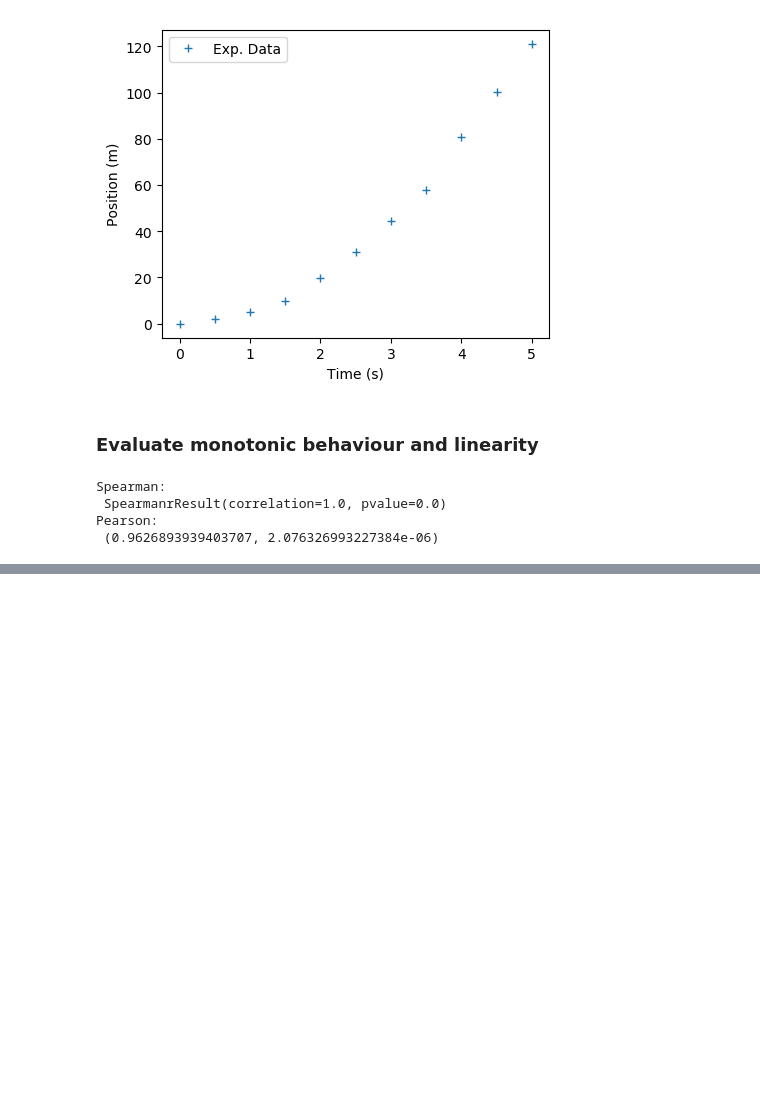
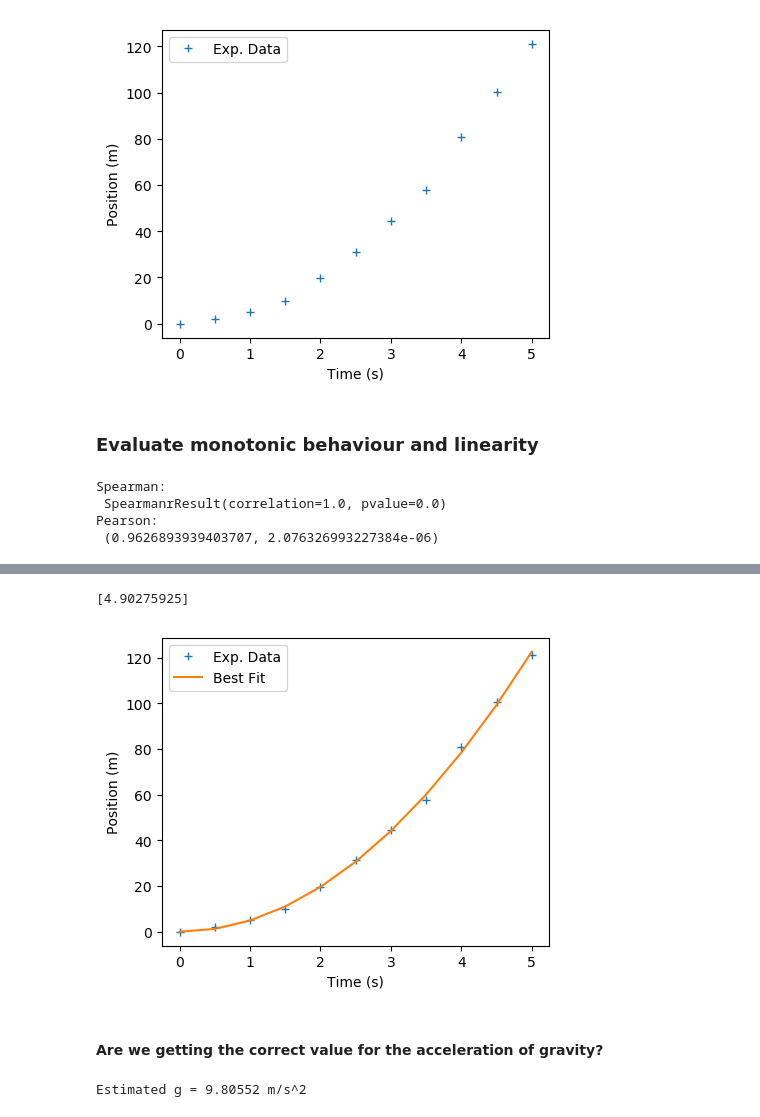
Before and after one commit to wbandabarragan/computational-physics-1, a Jupyter notebook: unit-1/problem-105.ipynb, the cells around one changed output, grey strips where cells are left out. Saved outputs shown, nothing was run; the diff lists cells and outputs as text; code cells hidden in the pictures; blank space fills up the shorter version.

```diff
--- a/unit-1/problem-105.ipynb
+++ b/unit-1/problem-105.ipynb
@@ -17,8 +18,8 @@ import scipy.stats as st
 df_1 = pd.read_csv("./sample_data/data_freefall.csv", sep = ",")
 
 # Read in the columns
-time = df_1["Time (s)"]
-position = df_1["Position (m)"]
+time = np.array(df_1["Time (s)"])
+position = np.array(df_1["Position (m)"])
 
 # Inspect data
 #print(df_1)
@@ -60,0 +70,48 @@ Pearson:
+# %%
+# Define fitting model
+
+def fit_parabola(x_values, alpha):
+    """
+    Parabolic function with 1 free parameter (alpha)
+    Inputs: x_values are time values, alpha = free param.
+    Output: y_values are distance values
+    """
+    y_values = alpha*x_values**2
+
+    return y_values
+# %%
+# Call the curve_fit function
+
+coef, cova = opt.curve_fit(fit_parabola, time, position)
+
+print(coef)
+# %% [output]
+[4.90275925]
+# %%
+# Use the result to define the fitted Y values
+
+position_fit1 = fit_parabola(time, *coef)
+# %%
+# Plotting
+
+# Create a figure environment
+
+fig = plt.figure(figsize = (5,4))
+
+plt.plot(time, position, linestyle = " ", marker = "+", label = "Exp. Data")
+plt.plot(time, position_fit1, linestyle = "-", label = "Best Fit")
+
+plt.xlabel("Time (s)")
+plt.ylabel("Position (m)")
+
+plt.legend()
+
+plt.show()
+# %% [output]
+[figure, added]
+# %% [markdown]
+#### Are we getting the correct value for the acceleration of gravity?
+# %%
+print("Estimated g = %.5f m/s^2" % (2*coef[0]))
+# %% [output]
+Estimated g = 9.80552 m/s^2
```
Also changed, not shown: parts of 24 cells of this notebook, 1 other file.
